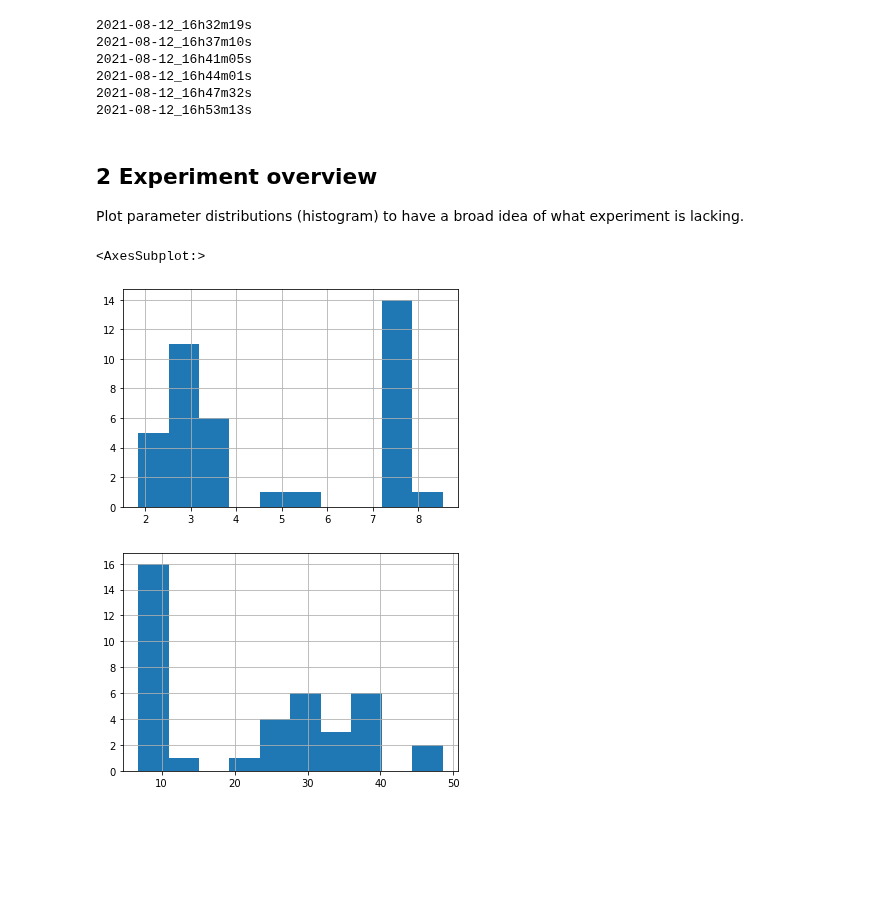
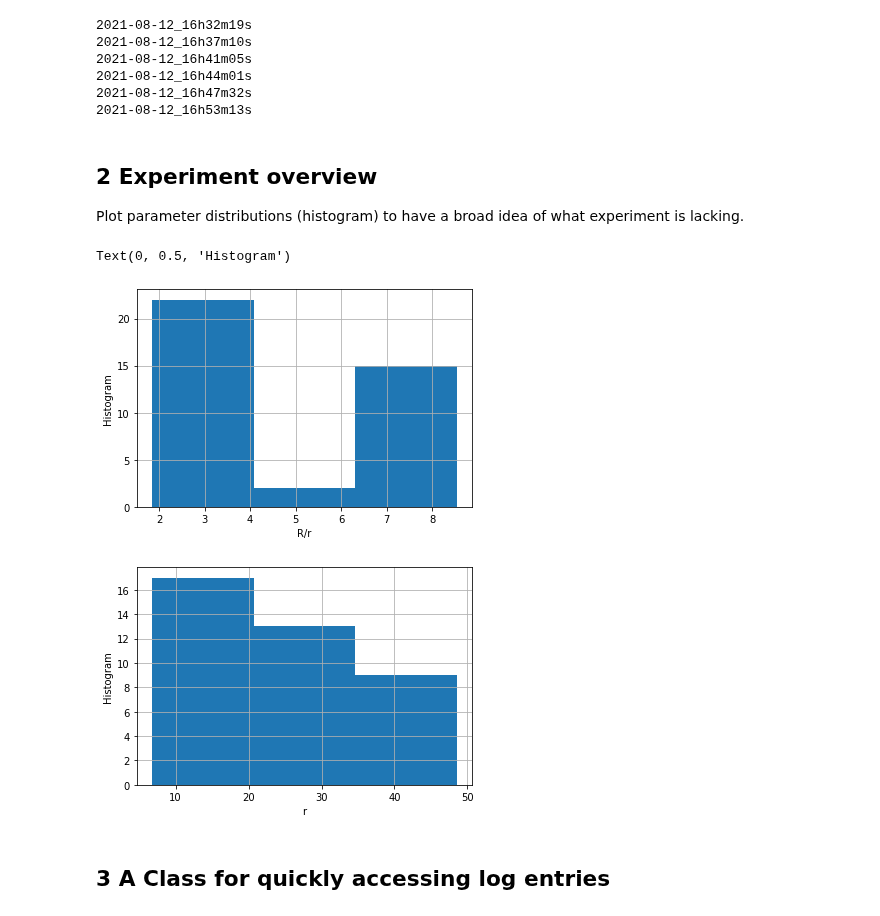
Before and after one commit to ZLoverty/DE, a Jupyter notebook: Code/data_manage.ipynb, the cells around one changed output. Drawn from its saved outputs; the diff is of its cells as text; code cells hidden in the pictures; blank space fills up the shorter version.

```diff
--- a/Code/data_manage.ipynb
+++ b/Code/data_manage.ipynb
@@ -119,18 +119,25 @@ for num, i in l.iterrows():
 2021-08-12_16h44m01s
 2021-08-12_16h47m32s
 2021-08-12_16h53m13s
-# %% [markdown]
-## 2 Experiment overview
-
-Plot parameter distributions (histogram) to have a broad idea of what experiment is lacking.
-# %%
-data_folder = '../Data'
-log = pd.read_csv(os.path.join(data_folder, 'main_log.csv'), header=[0,1])
-r = log[('analysis', 'OD')] / log[('analysis', 'ID')]
-r.hist()
-plt.figure()
-log[('analysis', 'ID')].hist()
-# %% [output]
-<AxesSubplot:>
-[figure, removed]
-[figure, removed]
+# %% [markdown]
+## 2 Experiment overview
+
+Plot parameter distributions (histogram) to have a broad idea of what experiment is lacking.
+# %%
+data_folder = '../Data'
+log = pd.read_csv(os.path.join(data_folder, 'main_log.csv'), header=[0,1])
+r = log[('analysis', 'OD')] / log[('analysis', 'ID')]
+plt.figure()
+r.hist(bins=3)
+plt.ylabel("Histogram")
+plt.xlabel("R/r")
+plt.figure()
+log[('analysis', 'ID')].hist(bins=3)
+plt.xlabel('r')
+plt.ylabel('Histogram')
+# %% [output]
+Text(0, 0.5, 'Histogram')
+[figure, added]
+[figure, added]
+# %% [markdown]
+## 3 A Class for quickly accessing log entries
```
Also changed, not shown: parts of 3 cells of this notebook, 4 other files.
